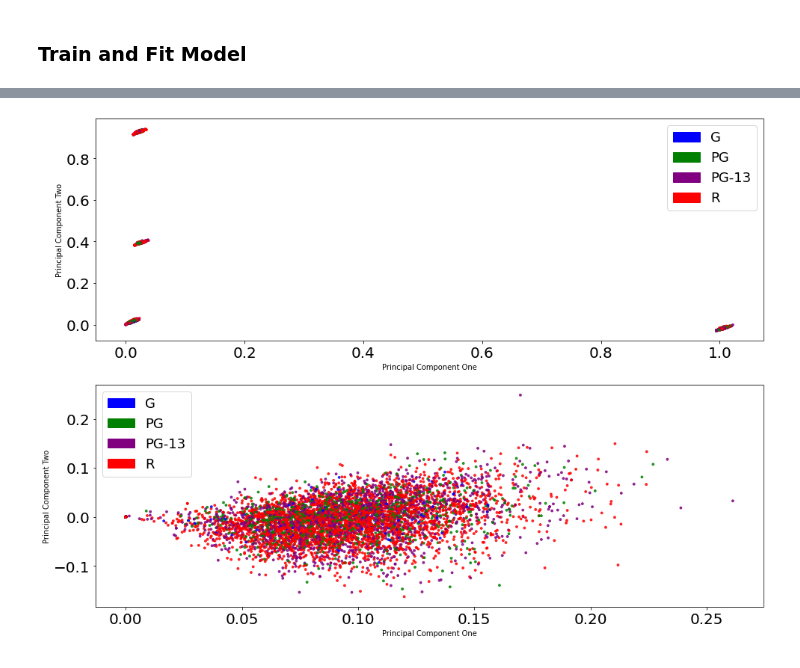
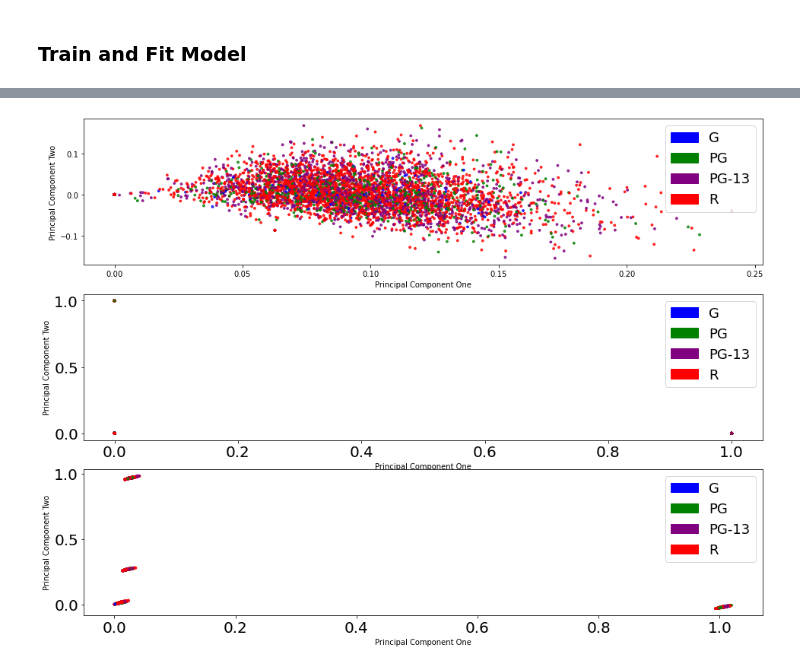
Before and after one commit to ztcnrh/NLP-Movie-Rating-Predictor, a Jupyter notebook: alannah/rating_classification-with-genre.ipynb, the cells around one changed output, grey strips where cells are left out. Drawn from its saved outputs; the diff is of its cells as text; code cells hidden in the pictures.

Commit message:
updated ratings model

```diff
--- a/alannah/rating_classification-with-genre.ipynb
+++ b/alannah/rating_classification-with-genre.ipynb
@@ -174,0 +212,3 @@ See the caveats in the documentation: https://pandas.pydata.org/pandas-docs/stab
+# %%
+genres = pd.get_dummies(df["genre_kaggle"])  # one hot encoding genres
+genres.head(3)
@@ -373,26 +417,0 @@ weighted avg       0.56      0.54      0.55      1559
-# %%
-"""
-without genre with balancing
-"""
-
-#join ifidf vector and genre data
-from scipy.sparse import coo_matrix, hstack
-X_train_itidf_with_genre = hstack([train_tfidf,genres_mat])
-
-data = train_tfidf
-target = ratings["encoded_rating"]
-target_names = ["G", "PG", "PG-13", "R"]
-
-from sklearn.model_selection import train_test_split
-X_train, X_test, y_train, y_test = train_test_split(data, target, random_state=42)
-
-# Support vector machine linear classifier
-from sklearn.svm import SVC
-model = SVC(kernel='linear',  class_weight='balanced')
-model.fit(X_train, y_train)
-
-# Calculate classification report
-from sklearn.metrics import classification_report
-predictions = model.predict(X_test)
-print(classification_report(y_test, predictions,
-                            target_names=target_names))
@@ -487,9 +467,9 @@ import matplotlib
 import matplotlib.patches as mpatches
 
 
-X = hstack([train_tfidf,genres_mat])
-X_genre = hstack([train_tfidf])
-y = ratings["encoded_rating"]
+# X_full = hstack([X_train_tfidf,genres_mat])
+# X_tfidf = hstack([train_tfidf])
+# y = ratings["encoded_rating"]
 test_labels = ["G", "PG", "PG-13", "R"]
 
 def plot_LSA(test_data, test_labels, plot=True):
@@ -502,35 +482,37 @@ def plot_LSA(test_data, test_labels, plot=True):
     Inputs:
         test_data (pd.DataFrame): BoW embeddings.
         test_labels (pd.Series): In this case the songwriter of each
         Beatles' song.
         plot (boolean): Whether or not to plot. Defaults to True.
 
     Outputs:
         None.
     """
 
     lsa = TruncatedSVD(n_components=2)
     lsa.fit(test_data)
     lsa_scores = lsa.transform(test_data)
     color_mapper = {label:idx for idx,label in enumerate(set(test_labels))}
     color_column = [color_mapper[label] for label in test_labels]
     colors = ['blue','green','purple', 'red']
     if plot:
         plt.scatter(lsa_scores[:,0], lsa_scores[:,1], s=8, alpha=.8, c=test_labels, cmap=matplotlib.colors.ListedColormap(colors))
         blue_patch = mpatches.Patch(color='blue', label='G')
         green_patch = mpatches.Patch(color='green', label='PG')
         purple_patch = mpatches.Patch(color='purple', label='PG-13')
         orange_patch = mpatches.Patch(color='red', label='R')
         plt.legend(handles=[blue_patch, green_patch, purple_patch, orange_patch], prop={'size': 18})
         plt.xlabel('Principal Component One')
         plt.ylabel('Principal Component Two')
         plt.rcParams["xtick.labelsize"] = 20
         plt.rcParams["ytick.labelsize"] = 20
 
 plt.figure(1, figsize=(16, 12))
-plt.subplot(2, 1, 1)
-plot_LSA(X, y)
-plt.subplot(2, 1, 2)
-plot_LSA(X_genre, y)
+plt.subplot(3, 1, 1)
+plot_LSA(X_train_tfidf, y_train)
+plt.subplot(3, 1, 2)
+plot_LSA(X_train_extra_features_mat, y_train)
+plt.subplot(3, 1, 3)
+plot_LSA(X_train_full, y_train)
 # %% [output]
-[figure, old version]
+[figure, new version]
```
Also changed, not shown: parts of 42 cells of this notebook, 1 other file.
